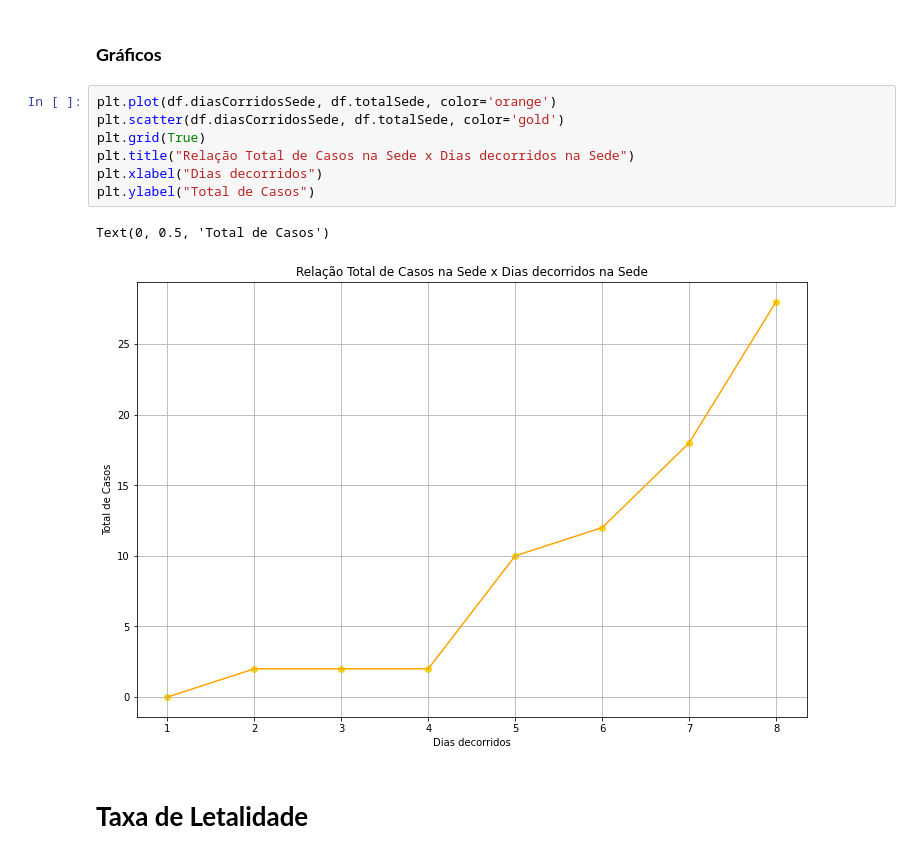
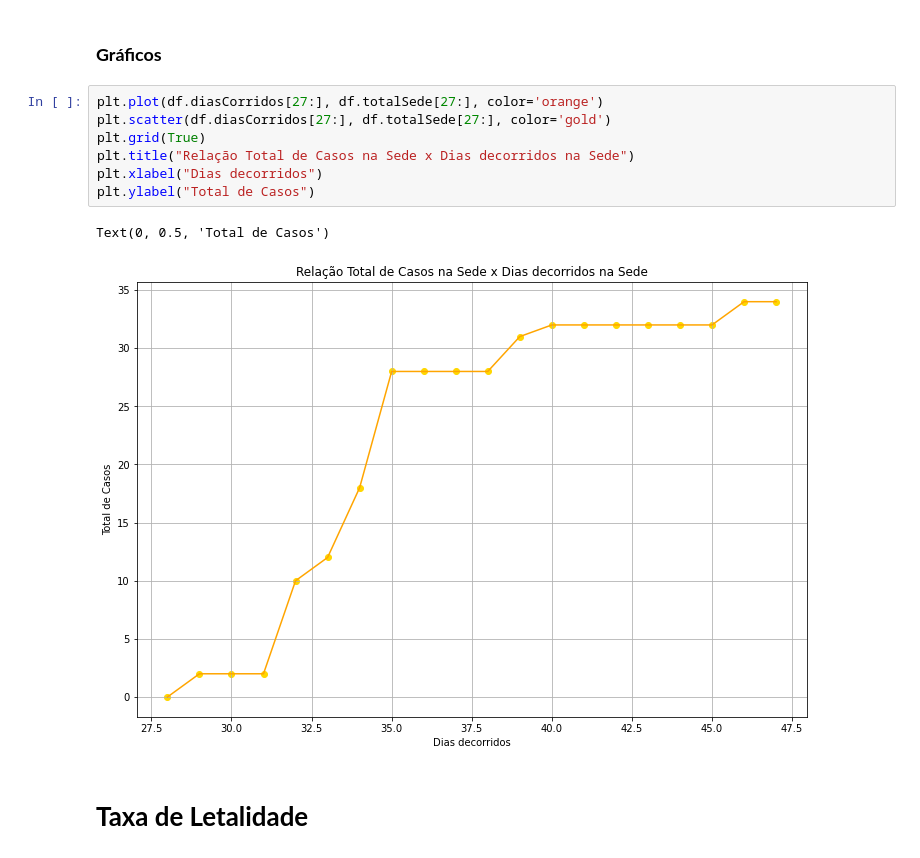
Before and after one commit to ramonis567/SARS-CoV-2, a Jupyter notebook: Estudo_SARS_CoV_2_Caraí_MG.ipynb, the cells around one changed output. Saved outputs shown, nothing was run; the diff lists cells and outputs as text.

```diff
--- a/Estudo_SARS_CoV_2_Caraí_MG.ipynb
+++ b/Estudo_SARS_CoV_2_Caraí_MG.ipynb
@@ -71,15 +71,15 @@ O seguinte código geral um gráfico para visualização do numero total de caso
 # %% [markdown]
 ### **Gráficos**
 # %%
-plt.plot(df.diasCorridosSede, df.totalSede, color='orange')
-plt.scatter(df.diasCorridosSede, df.totalSede, color='gold')
+plt.plot(df.diasCorridos[27:], df.totalSede[27:], color='orange')
+plt.scatter(df.diasCorridos[27:], df.totalSede[27:], color='gold')
 plt.grid(True)
 plt.title("Relação Total de Casos na Sede x Dias decorridos na Sede")
 plt.xlabel("Dias decorridos")
 plt.ylabel("Total de Casos")
 # %% [output]
 Text(0, 0.5, 'Total de Casos')
-[figure, old version]
+[figure, new version]
 # %% [markdown]
 # **Taxa de Letalidade**
 # %% [markdown]
```
Also changed, not shown: parts of 5 cells of this notebook.
